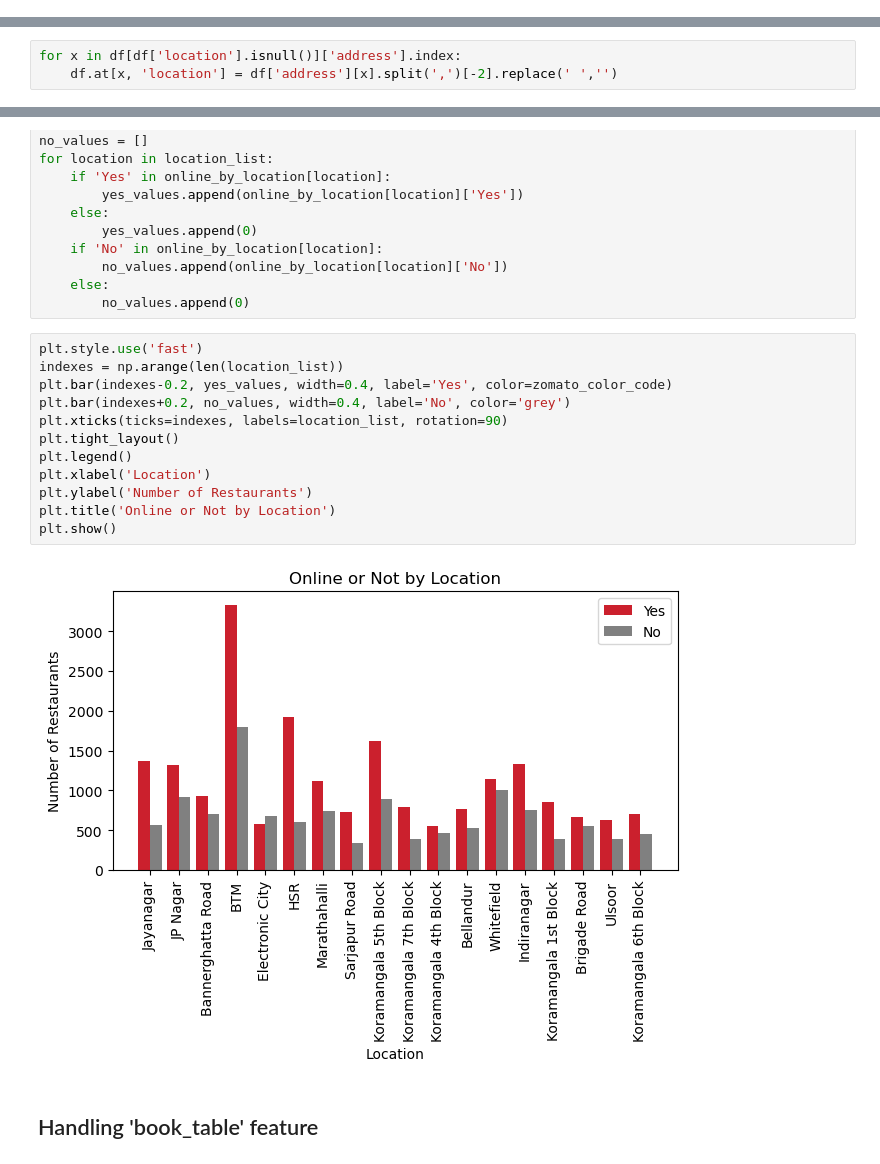
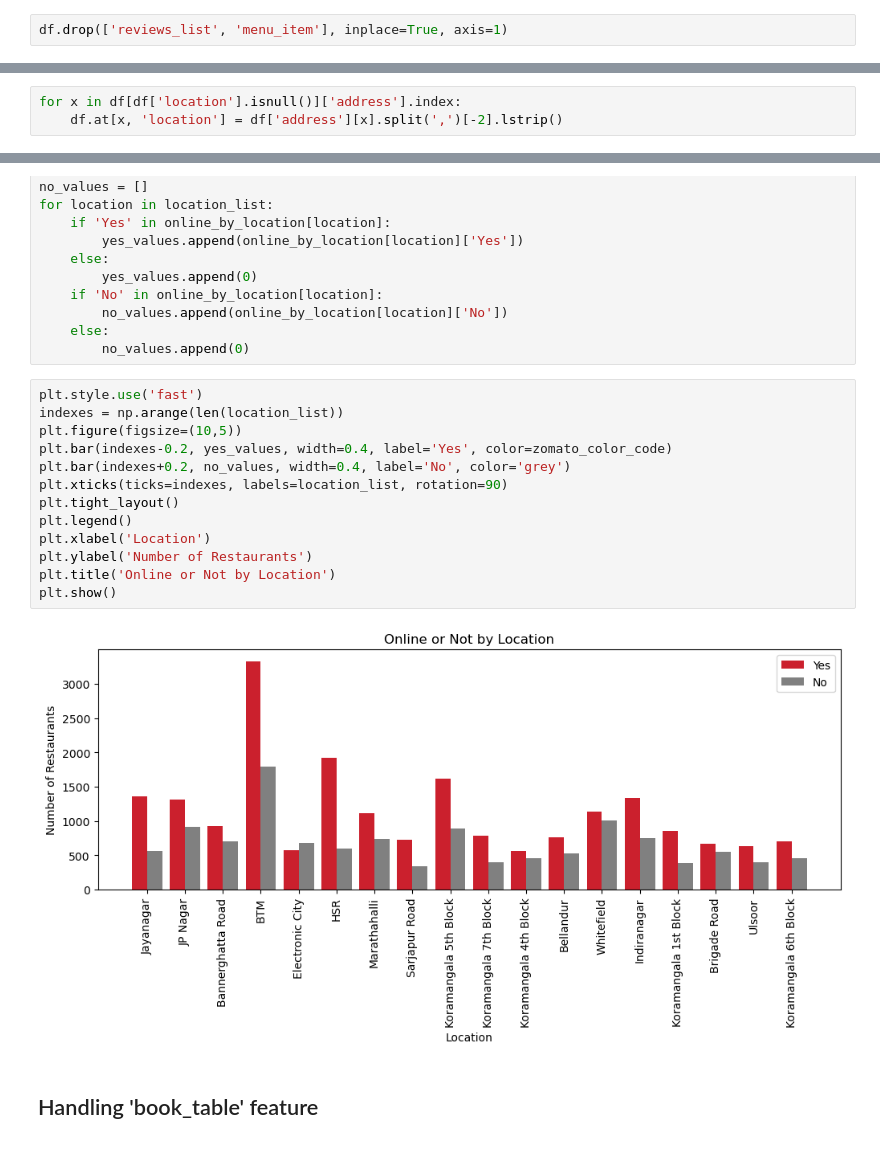
Before and after one commit to NotAryanRamani/zomato_eda, a Jupyter notebook: zomato.ipynb, the cells around one changed output, grey strips where cells are left out. Saved outputs shown, nothing was run; the diff lists cells and outputs as text.

```diff
--- a/zomato.ipynb
+++ b/zomato.ipynb
@@ -161,3 +163,5 @@ df
+# %%
+df.drop(['reviews_list', 'menu_item'], inplace=True, axis=1)
 # %% [markdown]
 ## Handling duplicates
 # %%
@@ -253,7 +257,7 @@ df[df['location'].isnull()][['address','location']]
 *  *So, we can replace the nan values with the second last element of the list created by splitting address with ','.*
 # %%
 for x in df[df['location'].isnull()]['address'].index:
-    df.at[x, 'location'] = df['address'][x].split(',')[-2].replace(' ','')
+    df.at[x, 'location'] = df['address'][x].split(',')[-2].lstrip()
 # %%
 df['location'].isnull().sum()
 # %% [output]
@@ -281,17 +285,18 @@ for location in location_list:
 # %%
 plt.style.use('fast')
 indexes = np.arange(len(location_list))
+plt.figure(figsize=(10,5))
 plt.bar(indexes-0.2, yes_values, width=0.4, label='Yes', color=zomato_color_code)
 plt.bar(indexes+0.2, no_values, width=0.4, label='No', color='grey')
 plt.xticks(ticks=indexes, labels=location_list, rotation=90)
 plt.tight_layout()
 plt.legend()
 plt.xlabel('Location')
 plt.ylabel('Number of Restaurants')
 plt.title('Online or Not by Location')
 plt.show()
 # %% [output]
-[figure, old version]
+[figure, new version]
 # %% [markdown]
 ## Handling 'book_table' feature
 # %%
```
Also changed, not shown: parts of 34 cells of this notebook.
